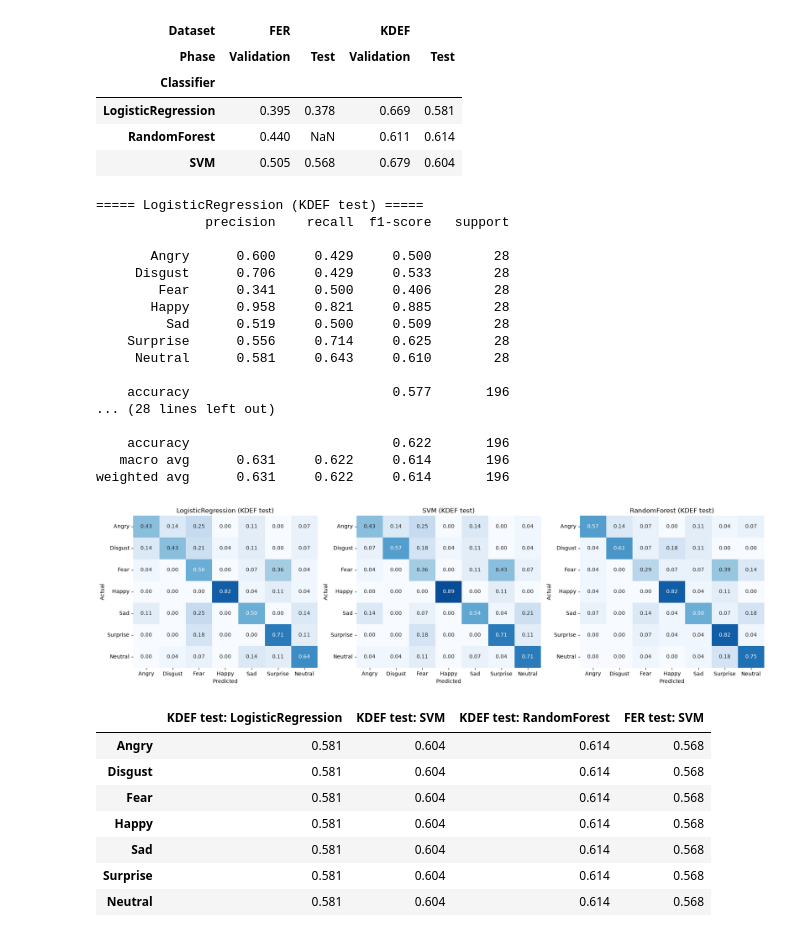
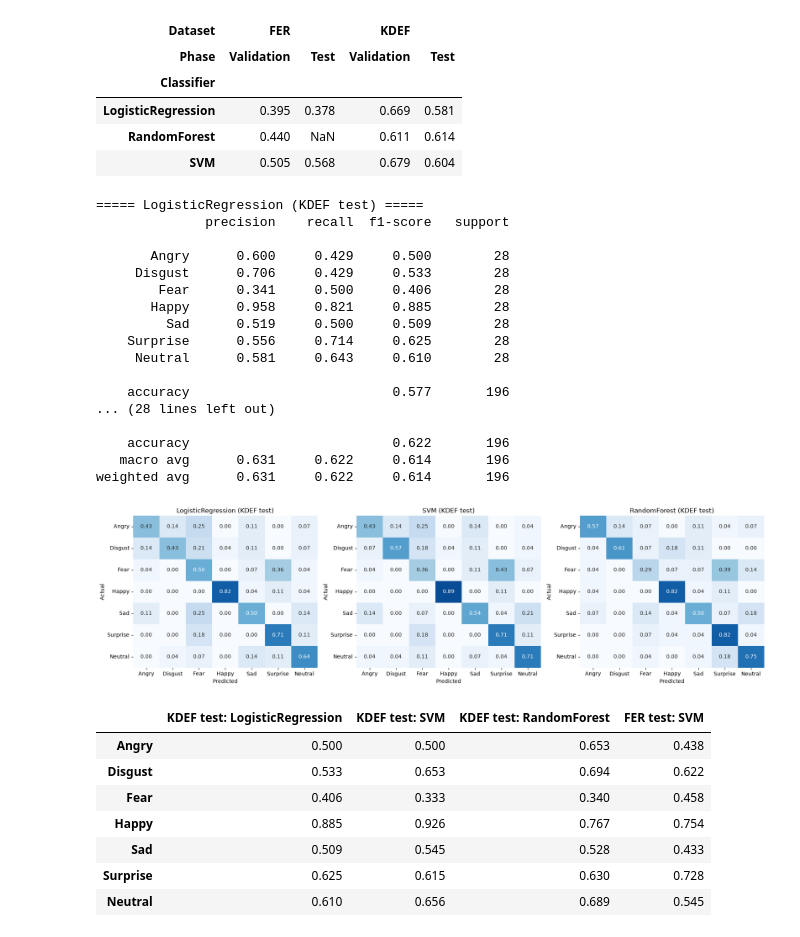
Before and after one commit to thesuacar/ml-emotionalrecognition, a Jupyter notebook: notebooks/02_task2_kdef_dataset_study.ipynb, the cells around one changed output. Drawn from its saved outputs; the diff is of its cells as text; code cells hidden in the pictures.

Commit message:
Task 2 and 3 draft

```diff
--- a/notebooks/02_task2_kdef_dataset_study.ipynb
+++ b/notebooks/02_task2_kdef_dataset_study.ipynb
@@ -19,6 +19,7 @@ if str(ROOT) not in sys.path:
 
 from scripts.preprocess import preprocess_kdef_image
 
+## Variables for KDEF dataset
 KDEF_DIR = ROOT / "data/kdef/KDEF"
 EMOTIONS = {
     "AF": "afraid",
@@ -41,6 +42,8 @@ POSES = {
 
 EMOTION_LABELS = EMOTIONS.values()
 
+## Variables for FER dataset
+FER_DIR = Path(ROOT / "data/fer")
 FER_EMOTION_DICT = {
     0:'0: Angry',
     1:'1: Disgust',
@@ -52,6 +55,8 @@ FER_EMOTION_DICT = {
 }
 
 FER_EMOTION_LABELS = [emot.split(": ")[1] for emot in FER_EMOTION_DICT.values()]
+
+MODEL_DIR = Path(ROOT / "models")
 # %%
 with open(ROOT / "auxFiles/kdef_subject_split.pkl", "rb") as subj_split:
     split = pickle.load(subj_split)
@@ -355,7 +360,7 @@ def find_best_model():
 
     return best_results_df
 # %%
-KDEF_MODEL_FILE_PATH = ROOT / "models/task2_kdef_best_model_configs.pkl"
+KDEF_MODEL_FILE_PATH = MODEL_DIR / "task2_kdef_best_model_configs.pkl"
 
 if not Path(KDEF_MODEL_FILE_PATH).exists():
     best_results_df = find_best_model()
@@ -472,47 +477,47 @@ for ax, (_, row) in zip(axes, best_results_df.iterrows()):
     y_pred = row["estimator"].predict(X_test)
     print(f"===== {row['model']} (KDEF test) =====")
     print(classification_report(y_test, y_pred, labels=KDEF_ORDER, target_names=FER_EMOTION_LABELS, digits=3))
-    per_emotion_f1[f"KDEF test: {row['model']}"] = f1_score(y_test, y_pred, labels=KDEF_ORDER, average='macro')
+    per_emotion_f1[f"KDEF test: {row['model']}"] = f1_score(y_test, y_pred, labels=KDEF_ORDER, average=None)
 
     cm = confusion_matrix(y_test, y_pred, labels=KDEF_ORDER, normalize="true")
     sns.heatmap(cm, annot=True, fmt=".2f", cmap="Blues", vmin=0, vmax=1, cbar=False,
                 xticklabels=FER_EMOTION_LABELS, yticklabels=FER_EMOTION_LABELS, ax=ax)
     ax.set_title(f"{row['model']} (KDEF test)"); ax.set_xlabel("Predicted"); ax.set_ylabel("Actual")
 plt.tight_layout(); plt.savefig(ROOT / "figures/task2_kdef_confusion_test.png", dpi=150); plt.show()
 
 # FER: per-emotion F1 of the final Task 1 model (HOG + SVM) on the FER test split
-fer_model = joblib.load(ROOT / "models/fer_hog_svm.pkl")
-X_fer_test = np.load(ROOT / "data/fer/features/hog_test.npy")
-y_fer_test = pd.read_csv(ROOT / "data/fer/fer2013_test.csv")["emotion"].values
-per_emotion_f1["FER test: SVM"] = f1_score(y_fer_test, fer_model.predict(X_fer_test), labels=range(7), average='macro')
+fer_model = joblib.load(MODEL_DIR / "fer_hog_svm.pkl")
+X_fer_test = np.load(FER_DIR / "features/hog_test.npy")
+y_fer_test = pd.read_csv(FER_DIR / "fer2013_test.csv")["emotion"].values
+per_emotion_f1["FER test: SVM"] = f1_score(y_fer_test, fer_model.predict(X_fer_test), labels=range(7), average=None)
 
 per_emotion = pd.DataFrame(per_emotion_f1, index=FER_EMOTION_LABELS)
 per_emotion.to_csv(ROOT / "figures/task2_per_emotion_f1_kdef_vs_fer.csv")
 display(per_emotion.round(3))
 # %% [output]
 ===== LogisticRegression (KDEF test) =====
               precision    recall  f1-score   support
 
        Angry      0.600     0.429     0.500        28
      Disgust      0.706     0.429     0.533        28
         Fear      0.341     0.500     0.406        28
        Happy      0.958     0.821     0.885        28
          Sad      0.519     0.500     0.509        28
     Surprise      0.556     0.714     0.625        28
      Neutral      0.581     0.643     0.610        28
 
     accuracy                          0.577       196
 ... (28 lines left out)
 
     accuracy                          0.622       196
    macro avg      0.631     0.622     0.614       196
 weighted avg      0.631     0.622     0.614       196
 [figure]
 |  | KDEF test: LogisticRegression | KDEF test: SVM | KDEF test: RandomForest | FER test: SVM |
-| Angry | 0.581 | 0.604 | 0.614 | 0.568 |
-| Disgust | 0.581 | 0.604 | 0.614 | 0.568 |
-| Fear | 0.581 | 0.604 | 0.614 | 0.568 |
-| Happy | 0.581 | 0.604 | 0.614 | 0.568 |
-| Sad | 0.581 | 0.604 | 0.614 | 0.568 |
-| Surprise | 0.581 | 0.604 | 0.614 | 0.568 |
-| Neutral | 0.581 | 0.604 | 0.614 | 0.568 |
+| Angry | 0.500 | 0.500 | 0.653 | 0.438 |
+| Disgust | 0.533 | 0.653 | 0.694 | 0.622 |
+| Fear | 0.406 | 0.333 | 0.340 | 0.458 |
+| Happy | 0.885 | 0.926 | 0.767 | 0.754 |
+| Sad | 0.509 | 0.545 | 0.528 | 0.433 |
+| Surprise | 0.625 | 0.615 | 0.630 | 0.728 |
+| Neutral | 0.610 | 0.656 | 0.689 | 0.545 |
```
Also changed, not shown: parts of 2 cells of this notebook, 10 other files.
